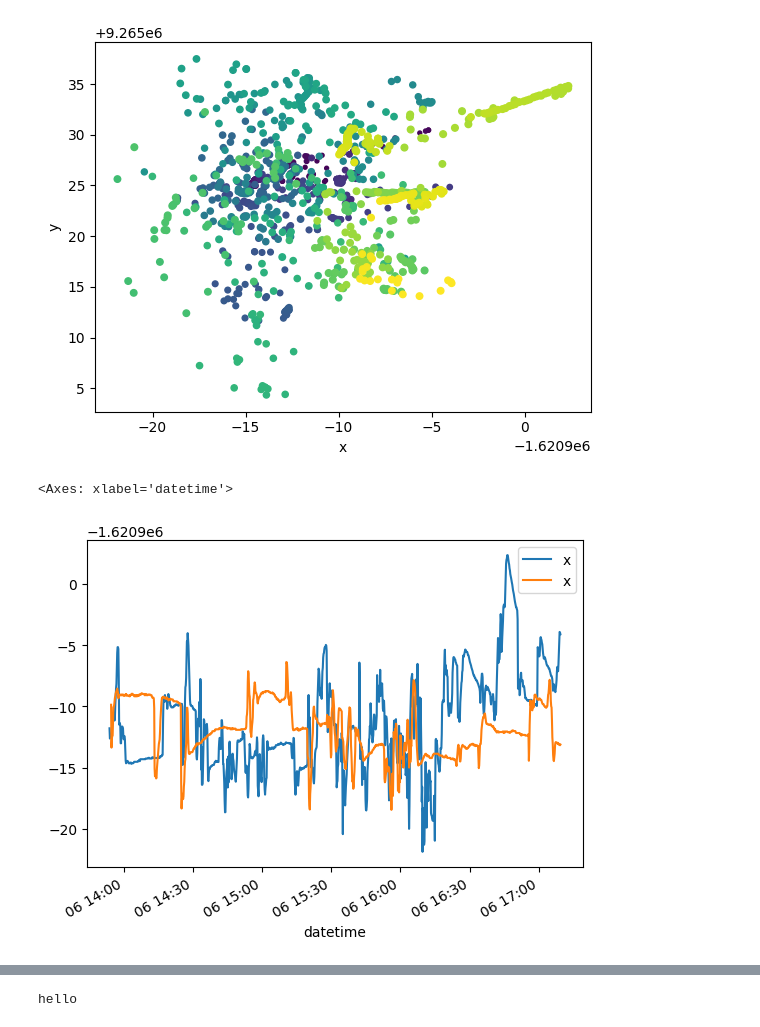
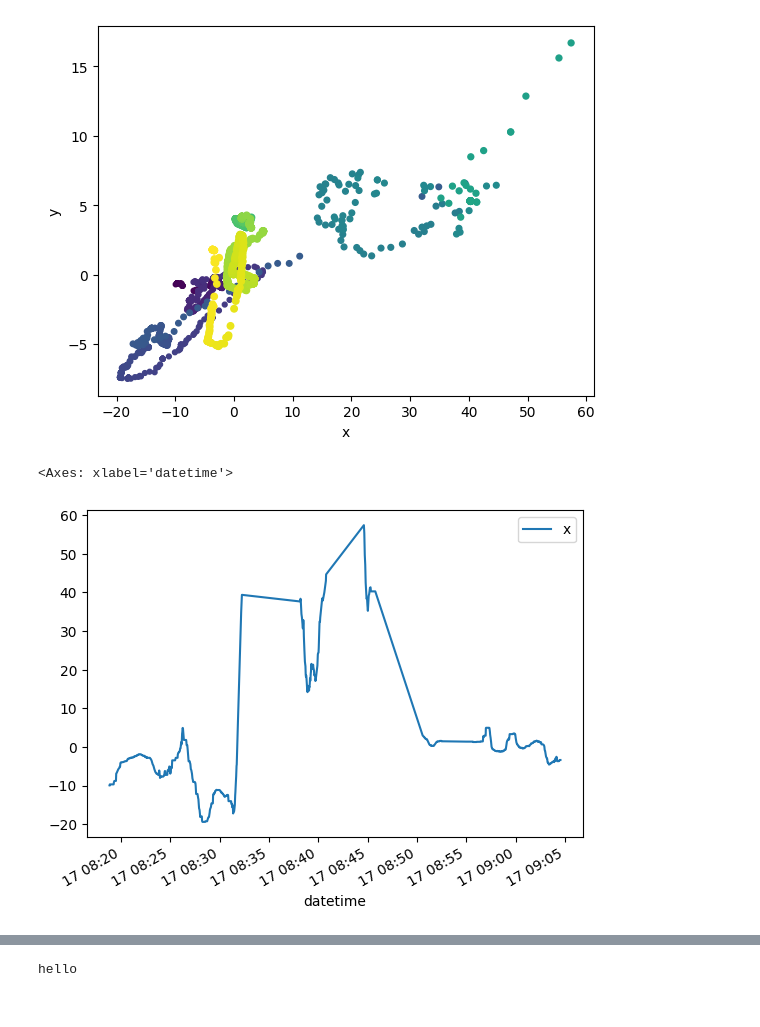
Before and after one commit to msaunby/spresense-projects, a Jupyter notebook: python-code/read-both.ipynb, the cells around one changed output, grey strips where cells are left out. Saved outputs shown, nothing was run; the diff lists cells and outputs as text; code cells hidden in the pictures.

```diff
--- a/python-code/read-both.ipynb
+++ b/python-code/read-both.ipynb
@@ -4,8 +4,8 @@ import datetime
 import pandas as pd
 import pyproj
 
-data_file_a = open("data/location06062023_a.json")
-data_file_b = open("data/location06062023_b.json")
+data_file_a = open("data/location17062023_a.json")
+data_file_b = open("data/location17062023_b.json")
 
 def read_file(data_file):
     rows = {'datetime':[], 'numSat':[], 'lat':[], 'lon':[], 'alt':[], 'x':[], 'y':[], 'pdop':[], 'hdop':[], 'vdop':[], 'tdop':[]}
@@ -20,43 +20,44 @@ def read_file(data_file):
             (seconds, microseconds) = seconds.split('.')
             # Here both list comprehension [ op for x in list ] and unpack *[list] are used.
             # Expands to (year, month, day, hour, minute, second, microsecond, timezone)
             dt = datetime.datetime(*[int(i) for i in entry['date'].split('/')], *[int(i) for i in (hours, minutes, seconds, microseconds)], datetime.UTC)
-            if True:
+            if entry['numSat'] > 11 and entry['tdop'] < 4.0:
                 rows['datetime'].append(dt)
                 rows['numSat'].append(entry['numSat'])
                 rows['lat'].append(entry['lat'])
                 rows['lon'].append(entry['lon'])
                 rows['alt'].append(entry['alt'])
                 rows['pdop'].append(entry['pdop'])
                 rows['hdop'].append(entry['hdop'])
                 rows['vdop'].append(entry['vdop'])
                 rows['tdop'].append(entry['tdop'])
                 x, y = trans.transform(float(entry['lon']), float(entry['lat']))
                 rows['x'].append(x)
                 rows['y'].append(y)
     df = pd.DataFrame(rows)
     return df
 
 if True:
     df = read_file(data_file_a)
     dfb =  read_file(data_file_b)
     x_mean = df['x'].mean()
     y_mean = df['y'].mean()
     alt_mean = df['alt'].mean()
-    #df['x'] = df['x'] - -1620913.1198899997
-    #df['y'] = df['y'] - 9265020.16468727
+    df['x'] = df['x'] - x_mean
+    df['y'] = df['y'] - y_mean
+    dfb['x'] = dfb['x'] - x_mean
+    dfb['y'] = dfb['y'] - y_mean
     #df['z'] = alt_mean - df['alt']
     #df['s'] = (df['x']**2 + df['y']**2 + df['z']**2)**0.5
     #print("means", x, y)
     df.plot.scatter(x='x', y='y', c='datetime', s='numSat')
 # %% [output]
-[figure, old version]
+[figure, new version]
 # %%
-ax = df.plot.line(x='datetime', y=['x'])
+df.plot.line(x='datetime', y=['x'])
 a_alt = df['alt'].values
 b_alt = dfb['alt'].values
-#df['diff'] = a_alt - b_alt
 dfb.plot(ax=ax, x='datetime', y=['x'])
 # %% [output]
 <Axes: xlabel='datetime'>
-[figure, old version]
+[figure, new version]
```
Also changed, not shown: parts of 3 cells of this notebook, 1 other file.
